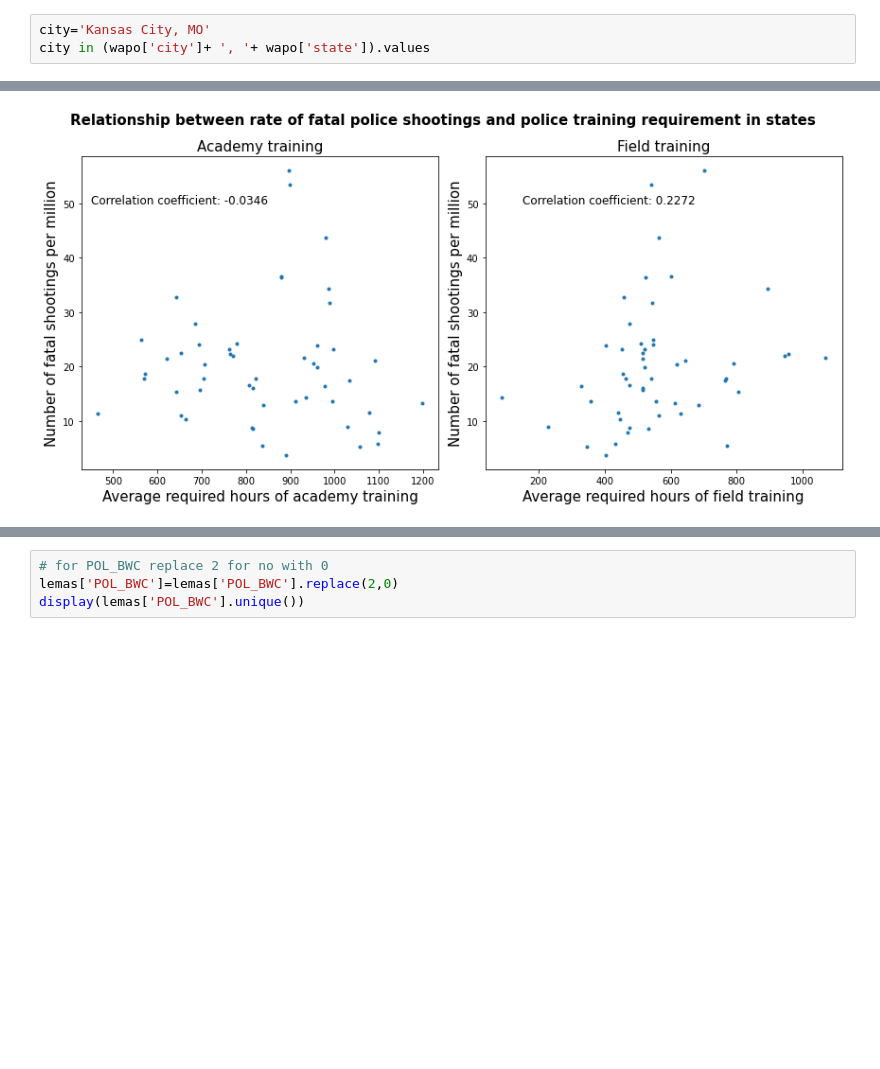
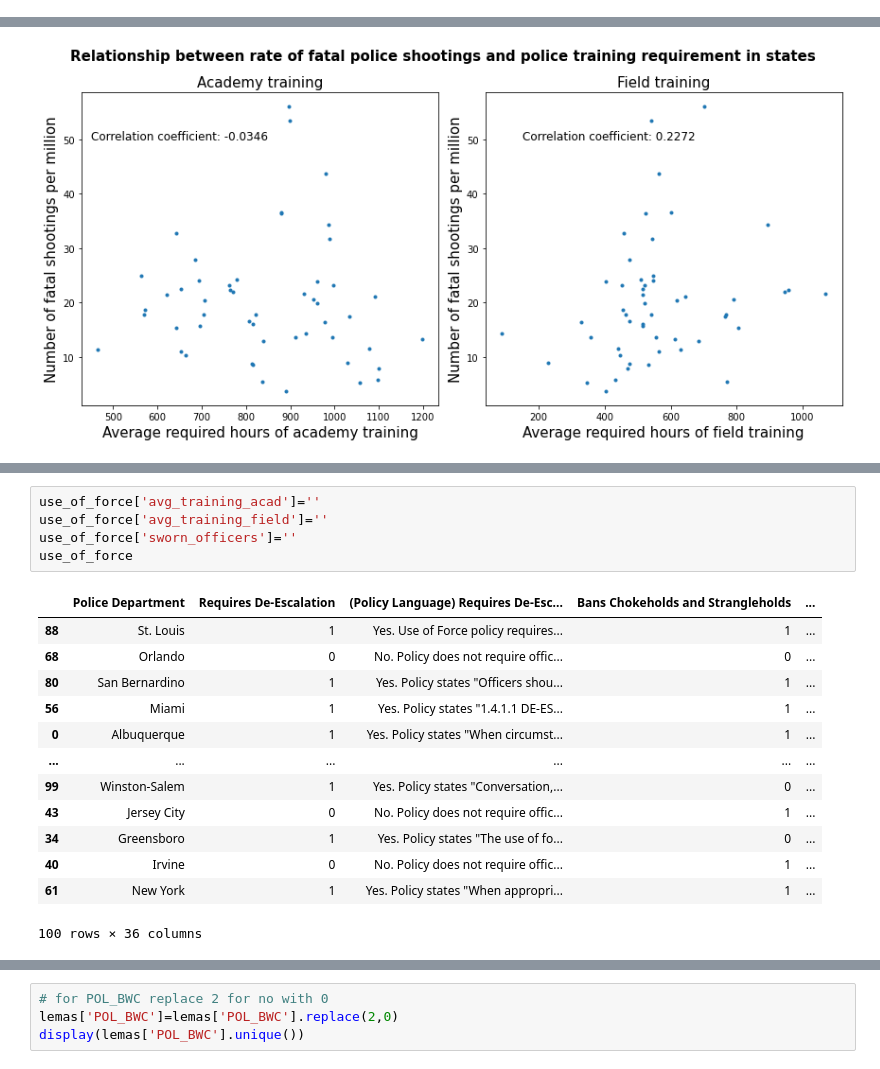
Before and after one commit to annajaffe/police-violence, a Jupyter notebook: CY_EDA_notebook.ipynb, the cells around one changed output, grey strips where cells are left out. Cells and saved outputs as stored; diff of their text form; blank space fills up the shorter version.

```diff
--- a/CY_EDA_notebook.ipynb
+++ b/CY_EDA_notebook.ipynb
@@ -282,6 +264,3 @@ States with the most fatal police shooting seem to be pretty consistently CA, FL
 ### City-level analysis
 # %% [markdown]
 It would be hard to analyze each of the 2573 cities in a meaningful way. It seems like we have a long tail of cities that only occur once, but also a set of cities with a lot of fatal police shootings. If we want to do some city-level analysis, it makes more sense to focus on cities where most fatal police shooting occurs (ideally normalized to city population).
-# %%
-city='Kansas City, MO'
-city in (wapo['city']+ ', '+ wapo['state']).values
@@ -594,0 +589,19 @@ plt.savefig('State training and rate of police shooting.png')
+# %%
+use_of_force['avg_training_acad']=''
+use_of_force['avg_training_field']=''
+use_of_force['sworn_officers']=''
+use_of_force
+# %% [output]
+|  | Police Department | Requires De-Escalation | (Policy Language) Requires De-Esc... | Bans Chokeholds and Strangleholds | ... |
+| 88 | St. Louis | 1 | Yes. Use of Force policy requires... | 1 | ... |
+| 68 | Orlando | 0 | No. Policy does not require offic... | 0 | ... |
+| 80 | San Bernardino | 1 | Yes. Policy states "Officers shou... | 1 | ... |
+| 56 | Miami | 1 | Yes. Policy states "1.4.1.1 DE-ES... | 1 | ... |
+| 0 | Albuquerque | 1 | Yes. Policy states "When circumst... | 1 | ... |
+| ... | ... | ... | ... | ... | ... |
+| 99 | Winston-Salem | 1 | Yes. Policy states "Conversation,... | 0 | ... |
+| 43 | Jersey City | 0 | No. Policy does not require offic... | 1 | ... |
+| 34 | Greensboro | 1 | Yes. Policy states "The use of fo... | 0 | ... |
+| 40 | Irvine | 0 | No. Policy does not require offic... | 1 | ... |
+| 61 | New York | 1 | Yes. Policy states "When appropri... | 1 | ... |
+100 rows × 36 columns
```
Also changed, not shown: parts of 16 cells of this notebook, 1 other file.
